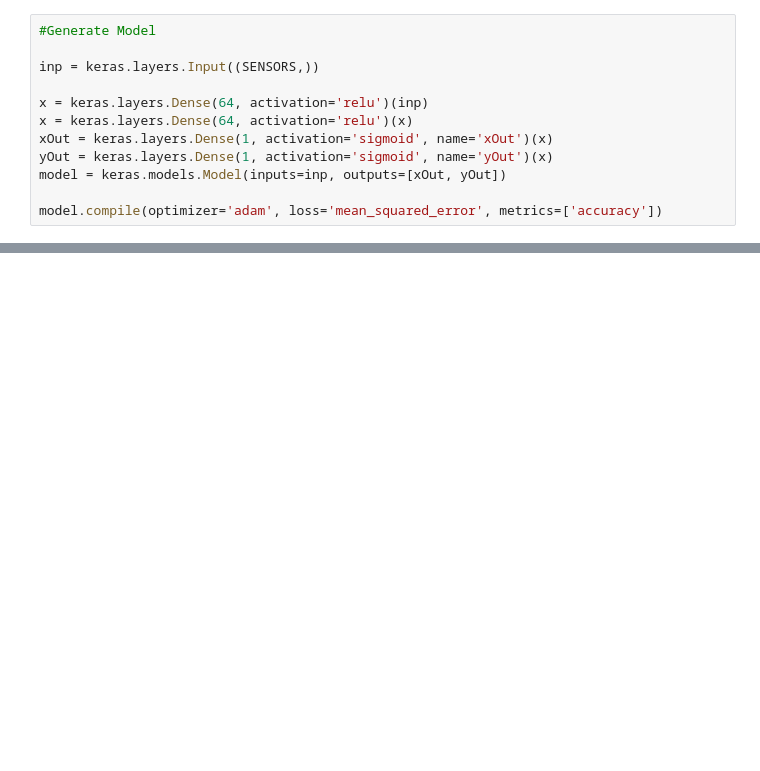
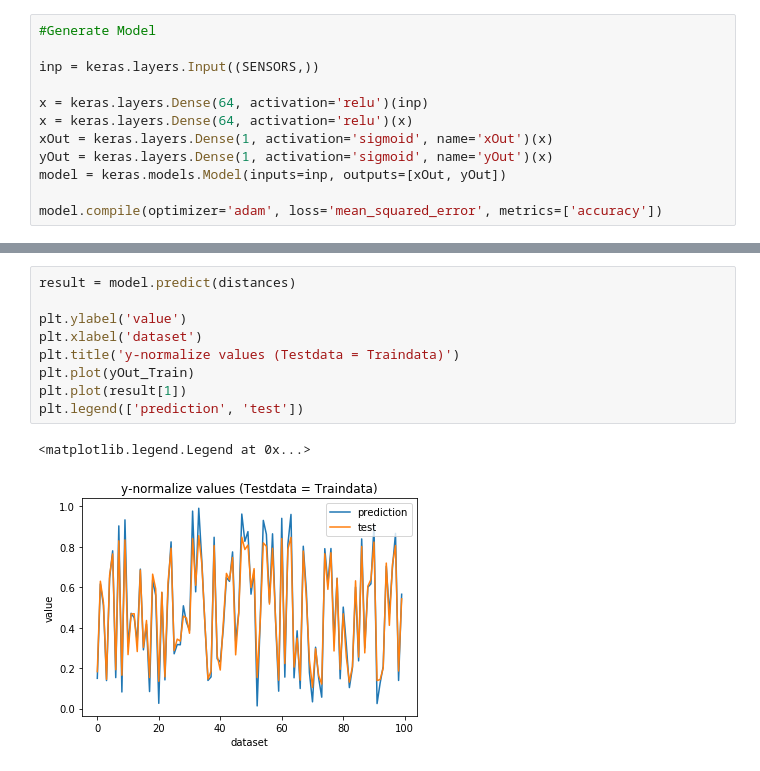
Before and after one commit to Duciwuci/PBLV_Neuronal_Network, a Jupyter notebook: Neuronal_Network.ipynb, the cells around one changed output, grey strips where cells are left out. Saved outputs shown, nothing was run; the diff lists cells and outputs as text; blank space fills up the shorter version.

```diff
--- a/Neuronal_Network.ipynb
+++ b/Neuronal_Network.ipynb
@@ -72,0 +72,12 @@ print(xOut_Train[0], yOut_Train[0])
+# %%
+result = model.predict(distances)
+
+plt.ylabel('value')
+plt.xlabel('dataset')
+plt.title('y-normalize values (Testdata = Traindata)')
+plt.plot(yOut_Train)
+plt.plot(result[1])
+plt.legend(['prediction', 'test'])
+# %% [output]
+<matplotlib.legend.Legend at 0x...>
+[figure, added]
```
Also changed, not shown: parts of 5 cells of this notebook.
